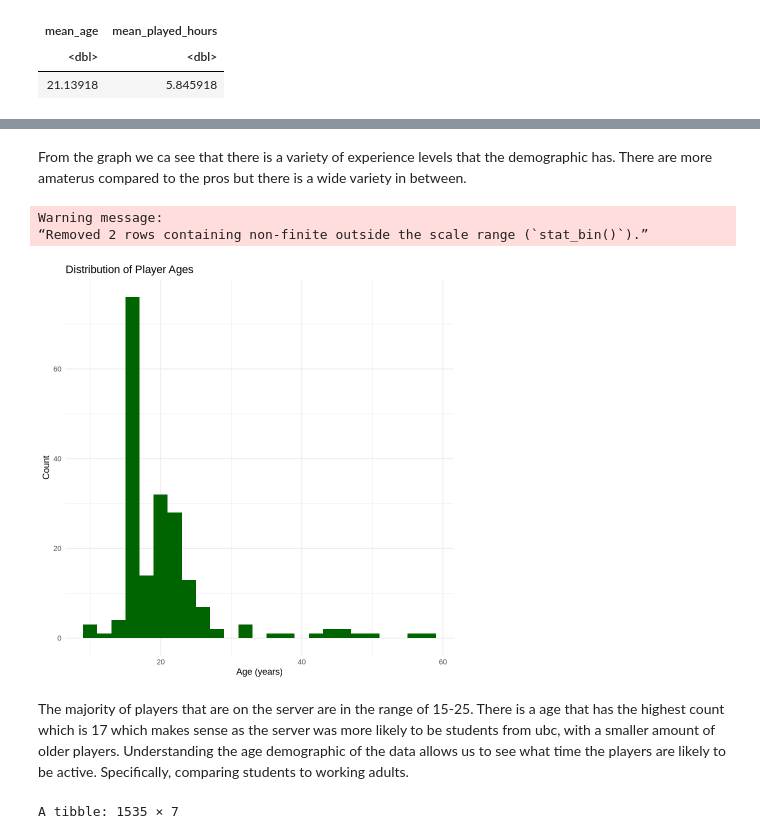
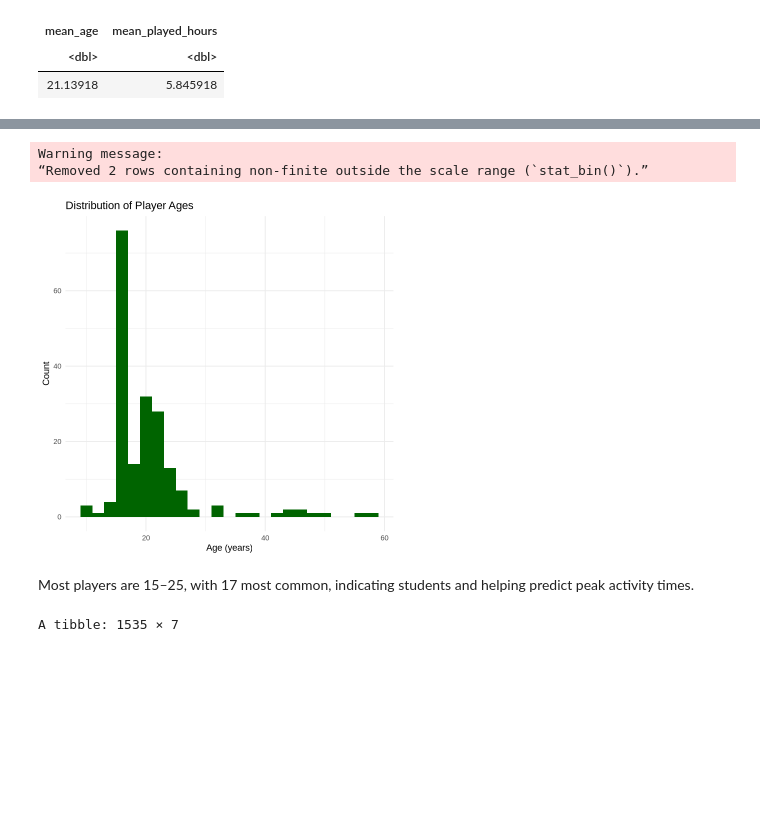
Before and after one commit to gaida123/dsci-100-2025-individual-project-planning, a Jupyter notebook: Project Plan.ipynb, the cells around one changed output, grey strips where cells are left out. Drawn from its saved outputs; the diff is of its cells as text; code cells hidden in the pictures; blank space fills up the shorter version.

```diff
--- a/Project Plan.ipynb
+++ b/Project Plan.ipynb
@@ -215,21 +193,21 @@ players |>
-# %% [markdown]
-From the graph we ca see that there is a variety of experience levels that the demographic has. There are more amaterus compared to the pros but there is a wide variety in between.
 # %%
+options(repr.plot.width = 6, repr.plot.height = 6)
+
 players |>
   ggplot(aes(x = Age)) +
   geom_histogram(binwidth = 2, fill = "darkgreen") +
   labs(
     title = "Distribution of Player Ages",
     x = "Age (years)",
     y = "Count"
   ) +
   theme_minimal()
 # %% [output]
 Warning message:
 “Removed 2 rows containing non-finite outside the scale range (`stat_bin()`).”
-[figure, old version]
+[figure, new version]
 # %% [markdown]
-The majority of players that are on the server are in the range of 15-25. There is a age that has the highest count which is 17 which makes sense as the server was more likely to be students from ubc, with a smaller amount of older players. Understanding the age demographic of the data allows us to see what time the players are likely to be active. Specifically, comparing students to working adults.
+Most players are 15–25, with 17 most common, indicating students and helping predict peak activity times.
 # %%
 sessions_time <- sessions_clean |>
   mutate(
```
Also changed, not shown: parts of 17 cells of this notebook.
